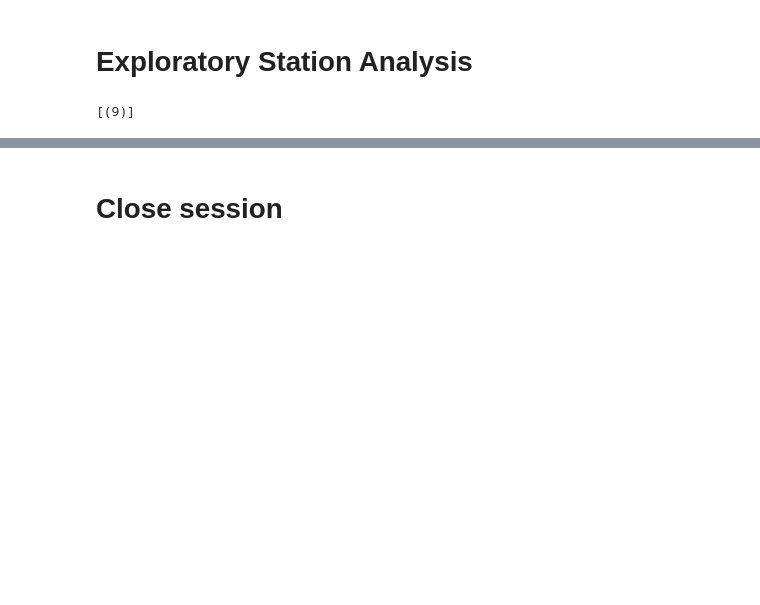
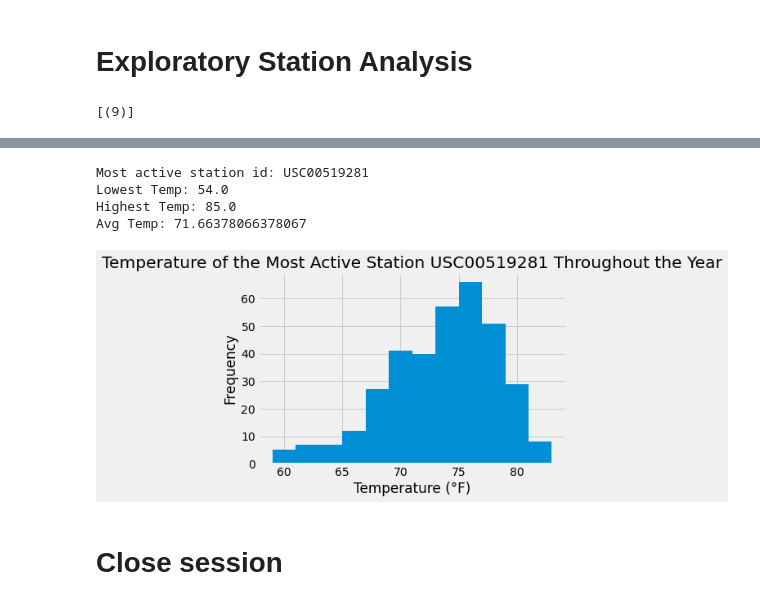
Before and after one commit to kage-18/sqlalchemy-challenge, a Jupyter notebook: climate_starter.ipynb, the cells around one changed output, grey strips where cells are left out. Cells and saved outputs as stored; diff of their text form; code cells hidden in the pictures; blank space fills up the shorter version.

```diff
--- a/climate_starter.ipynb
+++ b/climate_starter.ipynb
@@ -91,4 +91,6 @@ session.query(func.count(Station.station)).all()
 # List the stations and the counts in descending order.
 act_station_list = [Measurement.station, func.count(Measurement.station)]
 
-act_station = session.query(*act_station_list).group_by(Measurement.station).order_by(func.count(Measurement.station).desc()).first
+act_station = session.query(*act_station_list).group_by(Measurement.station).order_by(func.count(Measurement.station).desc()).first().station
+
+session.query(*act_station_list).group_by(Measurement.station).order_by(func.count(Measurement.station).desc()).all()
@@ -97,6 +107,29 @@ act_station = session.query(*act_station_list).group_by(Measurement.station).ord
+# %%
+# Using the most active station id from the previous query, calculate the lowest, highest, and average temperature.
+temp = [Measurement.station, func.min(Measurement.tobs), func.max(Measurement.tobs), func.avg(Measurement.tobs)]
+
+query = session.query(*temp).group_by(Measurement.station).filter(Measurement.station == act_station).all()
+
+print(f'''Most active station id: {query[0][0]}
+Lowest Temp: {query[0][1]}
+Highest Temp: {query[0][2]}
+Avg Temp: {query[0][3]}''')
+# %% [output]
+Most active station id: USC00519281
+Lowest Temp: 54.0
+Highest Temp: 85.0
+Avg Temp: 71.66378066378067
 # %%
 # Using the most active station id
 # Query the last 12 months of temperature observation data for this station and plot the results as a histogram
+act_station_temp = session.query(Measurement.station, Measurement.tobs).filter(func.strftime('%Y-%m-%d', Measurement.date) > query_date).filter(Measurement.station == act_station).all()
+act_station_temp_df = pd.DataFrame(act_station_temp, columns = ['Station', 'Temperature'])
+# %%
+fig2, ax2 = plt.subplots();
+ax2.hist(act_station_temp_df['Temperature'], bins=12);
+ax2.set(xlabel ='Temperature (°F)', ylabel = 'Frequency', title = f'Temperature of the Most Active Station {act_station_temp[0][0]} Throughout the Year');
+# %% [output]
+[figure, added]
 # %% [markdown]
 # Close session
 # %%
```
Also changed, not shown: parts of 2 cells of this notebook.
